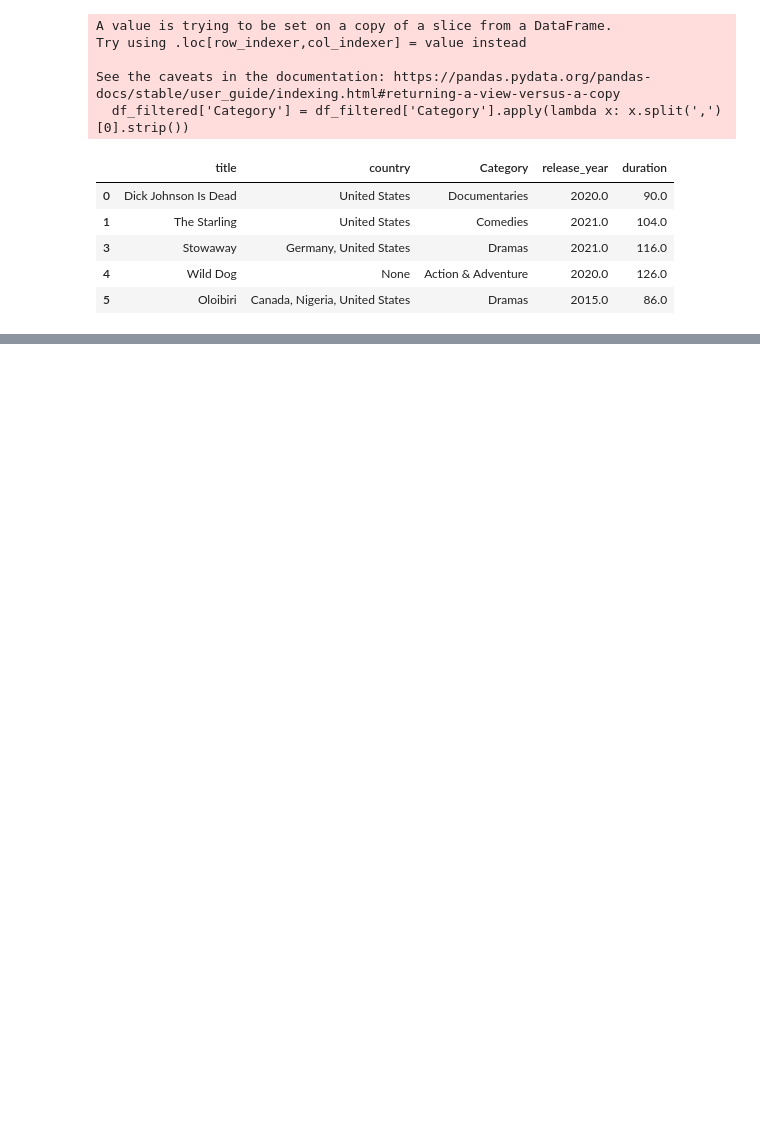
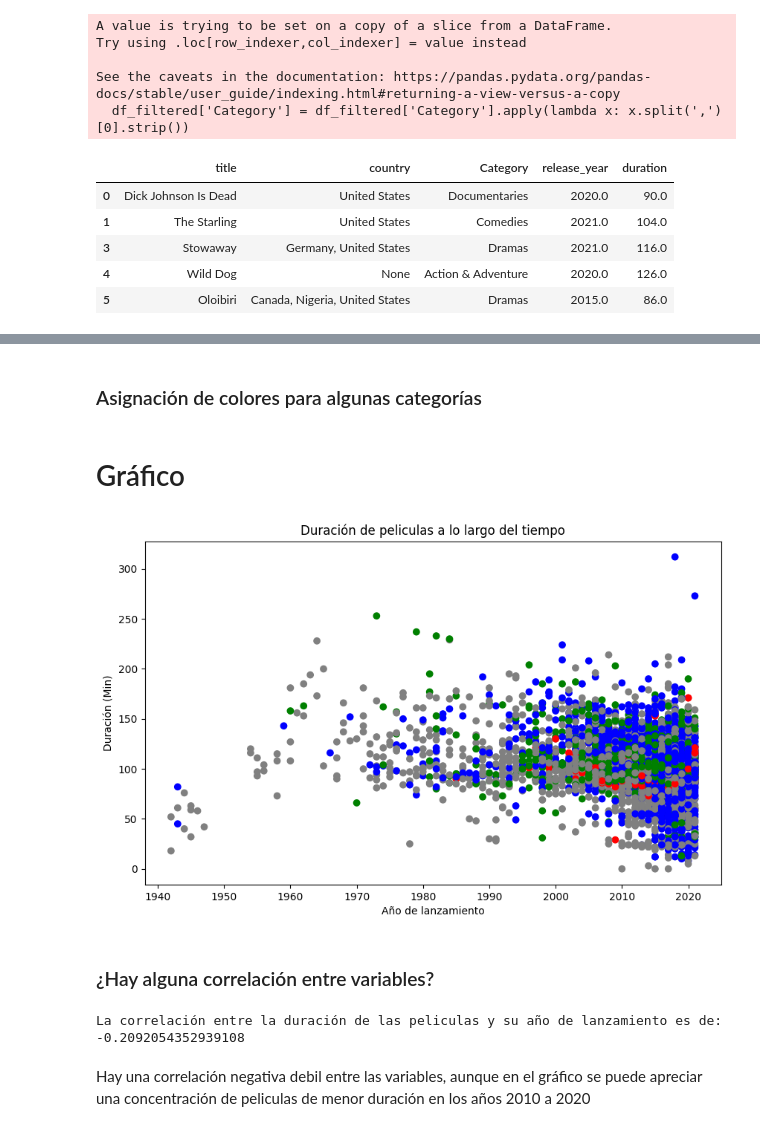
Before and after one commit to Elkinrodriguez77/doc_python, a Jupyter notebook: netflix_movies.ipynb, the cells around one changed output, grey strips where cells are left out. Cells and saved outputs as stored; diff of their text form; code cells hidden in the pictures; blank space fills up the shorter version.

Commit message:
parte I netflix movies

```diff
--- a/netflix_movies.ipynb
+++ b/netflix_movies.ipynb
@@ -137,0 +159,37 @@ See the caveats in the documentation: https://pandas.pydata.org/pandas-docs/stab
+# %% [markdown]
+### Asignación de colores para algunas categorías
+# %%
+colores = []
+
+for indice, fila in df_filtered.iterrows():
+    if fila['Category'] == 'Documentaries':
+        colores.append('blue')
+    elif fila['Category'] == 'Comedies':
+        colores.append('green')
+    elif fila['Category'] == 'Dramas':
+        colores.append('blue')
+    elif fila['Category'] == 'Horror Movies':
+        colores.append('red')
+    else:
+        colores.append('gray')
+# %% [markdown]
+# Gráfico
+# %%
+fig, ax = plt.subplots(figsize=(10, 6))
+ax.scatter(df_filtered['release_year'], df_filtered['duration'], c=colores)
+ax.set_xlabel("Año de lanzamiento")
+ax.set_ylabel("Duración (Min)")
+ax.set_title("Duración de peliculas a lo largo del tiempo")
+plt.show()
+# %% [output]
+[figure, added]
+# %% [markdown]
+### ¿Hay alguna correlación entre variables?
+# %%
+correlacion = df_filtered['release_year'].corr(df_filtered['duration'])
+
+print("La correlación entre la duración de las peliculas y su año de lanzamiento es de: ", correlacion)
+# %% [output]
+La correlación entre la duración de las peliculas y su año de lanzamiento es de:  -0.2092054352939108
+# %% [markdown]
+Hay una correlación negativa debil entre las variables, aunque en el gráfico se puede apreciar una concentración de peliculas de menor duración en los años 2010 a 2020
```
Also changed, not shown: parts of 3 cells of this notebook, 1 other file.
